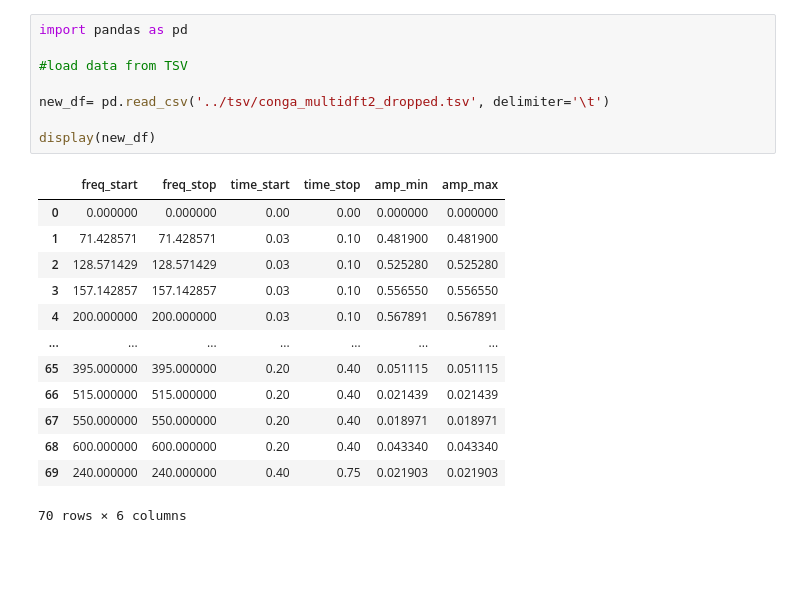
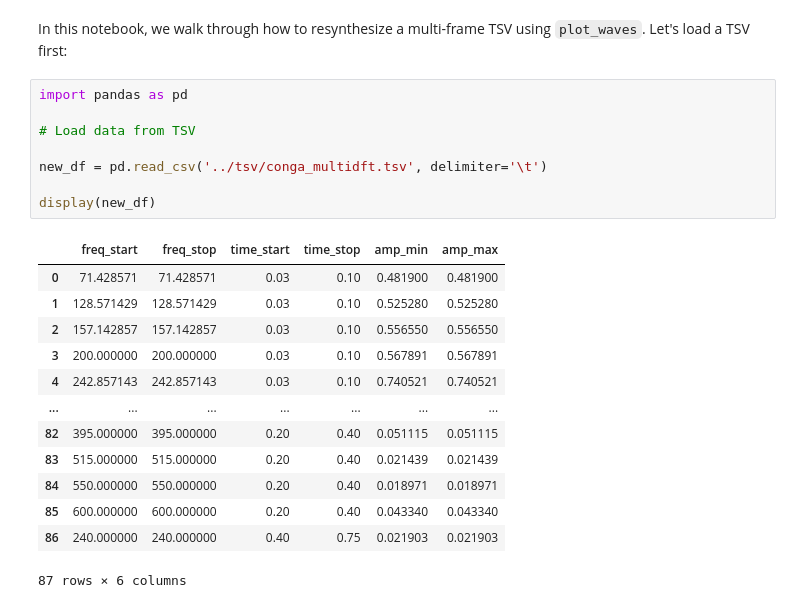
Before and after one commit to egorpol/audiospylt, a Jupyter notebook: tutorials_tech/resynth.ipynb, the cells around one changed output. Cells and saved outputs as stored; diff of their text form; blank space fills up the shorter version.

```diff
--- a/tutorials_tech/resynth.ipynb
+++ b/tutorials_tech/resynth.ipynb
@@ -1,22 +1,24 @@
+# %% [markdown]
+In this notebook, we walk through how to resynthesize a multi-frame TSV using `plot_waves`. Let's load a TSV first:
 # %%
 import pandas as pd
 
-#load data from TSV
+# Load data from TSV
 
-new_df= pd.read_csv('../tsv/conga_multidft2_dropped.tsv', delimiter='\t')
+new_df = pd.read_csv('../tsv/conga_multidft.tsv', delimiter='\t')
 
 display(new_df)
 # %% [output]
 |  | freq_start | freq_stop | time_start | time_stop | amp_min | amp_max |
-| 0 | 0.000000 | 0.000000 | 0.00 | 0.00 | 0.000000 | 0.000000 |
-| 1 | 71.428571 | 71.428571 | 0.03 | 0.10 | 0.481900 | 0.481900 |
-| 2 | 128.571429 | 128.571429 | 0.03 | 0.10 | 0.525280 | 0.525280 |
-| 3 | 157.142857 | 157.142857 | 0.03 | 0.10 | 0.556550 | 0.556550 |
-| 4 | 200.000000 | 200.000000 | 0.03 | 0.10 | 0.567891 | 0.567891 |
+| 0 | 71.428571 | 71.428571 | 0.03 | 0.10 | 0.481900 | 0.481900 |
+| 1 | 128.571429 | 128.571429 | 0.03 | 0.10 | 0.525280 | 0.525280 |
+| 2 | 157.142857 | 157.142857 | 0.03 | 0.10 | 0.556550 | 0.556550 |
+| 3 | 200.000000 | 200.000000 | 0.03 | 0.10 | 0.567891 | 0.567891 |
+| 4 | 242.857143 | 242.857143 | 0.03 | 0.10 | 0.740521 | 0.740521 |
 | ... | ... | ... | ... | ... | ... | ... |
-| 65 | 395.000000 | 395.000000 | 0.20 | 0.40 | 0.051115 | 0.051115 |
-| 66 | 515.000000 | 515.000000 | 0.20 | 0.40 | 0.021439 | 0.021439 |
-| 67 | 550.000000 | 550.000000 | 0.20 | 0.40 | 0.018971 | 0.018971 |
-| 68 | 600.000000 | 600.000000 | 0.20 | 0.40 | 0.043340 | 0.043340 |
-| 69 | 240.000000 | 240.000000 | 0.40 | 0.75 | 0.021903 | 0.021903 |
+| 82 | 395.000000 | 395.000000 | 0.20 | 0.40 | 0.051115 | 0.051115 |
+| 83 | 515.000000 | 515.000000 | 0.20 | 0.40 | 0.021439 | 0.021439 |
+| 84 | 550.000000 | 550.000000 | 0.20 | 0.40 | 0.018971 | 0.018971 |
+| 85 | 600.000000 | 600.000000 | 0.20 | 0.40 | 0.043340 | 0.043340 |
+| 86 | 240.000000 | 240.000000 | 0.40 | 0.75 | 0.021903 | 0.021903 |
-70 rows × 6 columns
+87 rows × 6 columns
```
Also changed, not shown: parts of 9 cells of this notebook, 1 other file.
